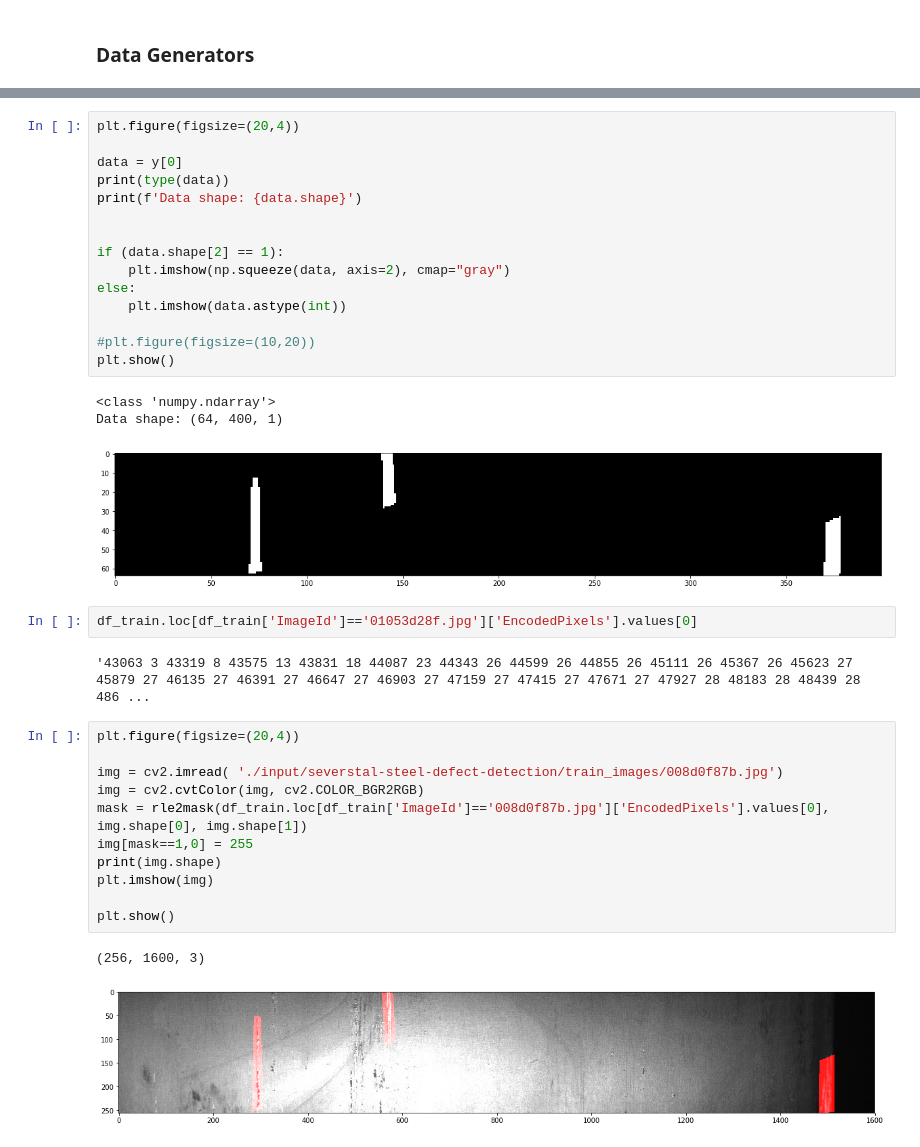
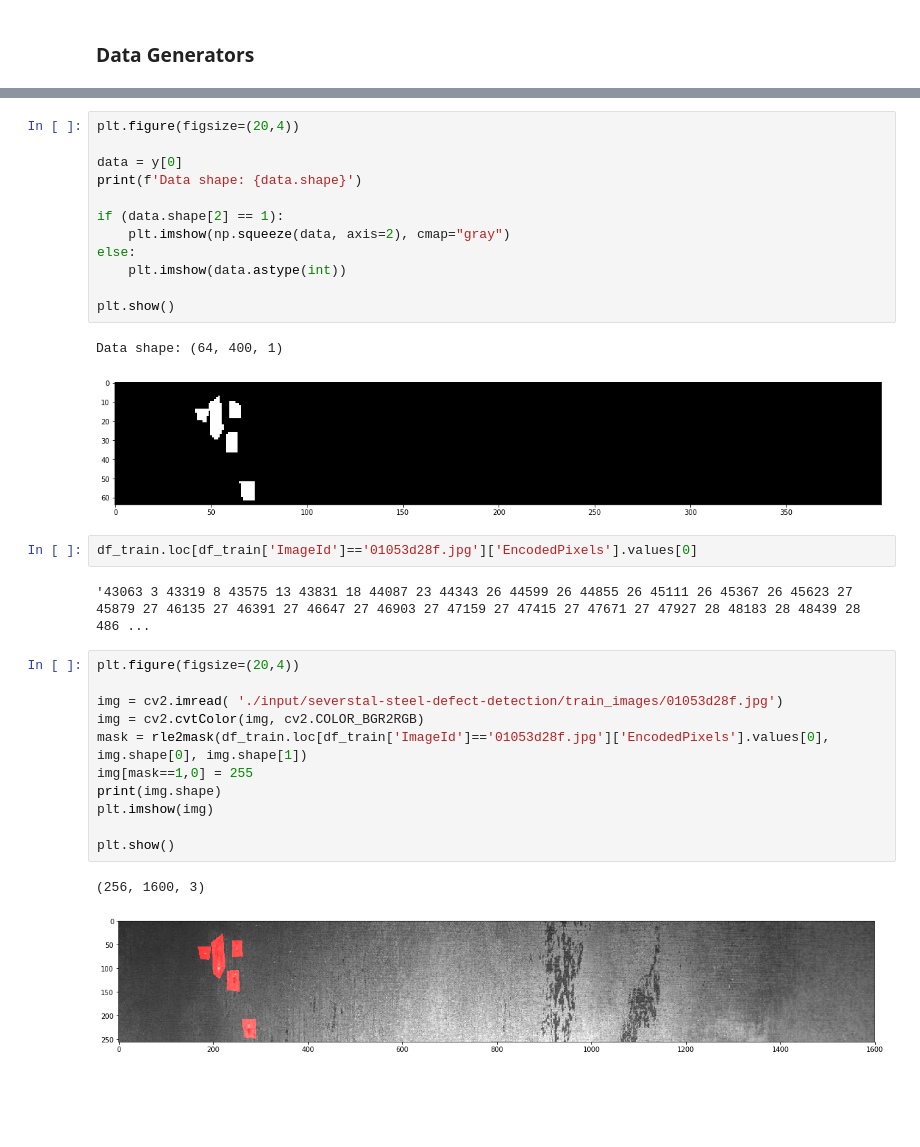
Before and after one commit to johngreibelarsen/severstal-steel-defect-detection, a Jupyter notebook: DataGenerators.ipynb, the cells around one changed output, grey strips where cells are left out. Cells and saved outputs as stored; diff of their text form; blank space fills up the shorter version.

```diff
--- a/DataGenerators.ipynb
+++ b/DataGenerators.ipynb
@@ -331,21 +203,17 @@ Data shape: (64, 400, 3)
 plt.figure(figsize=(20,4))
 
 data = y[0]
-print(type(data))
 print(f'Data shape: {data.shape}')
-
 
 if (data.shape[2] == 1):
     plt.imshow(np.squeeze(data, axis=2), cmap="gray")
 else:
     plt.imshow(data.astype(int))
 
-#plt.figure(figsize=(10,20))
 plt.show()
 # %% [output]
-<class 'numpy.ndarray'>
 Data shape: (64, 400, 1)
-[figure, old version]
+[figure, new version]
 # %%
 df_train.loc[df_train['ImageId']=='01053d28f.jpg']['EncodedPixels'].values[0]
 # %% [output]
@@ -353,14 +221,14 @@ df_train.loc[df_train['ImageId']=='01053d28f.jpg']['EncodedPixels'].values[0]
 # %%
 plt.figure(figsize=(20,4))
 
-img = cv2.imread( './input/severstal-steel-defect-detection/train_images/008d0f87b.jpg')
+img = cv2.imread( './input/severstal-steel-defect-detection/train_images/01053d28f.jpg')
 img = cv2.cvtColor(img, cv2.COLOR_BGR2RGB)
-mask = rle2mask(df_train.loc[df_train['ImageId']=='008d0f87b.jpg']['EncodedPixels'].values[0], img.shape[0], img.shape[1])
+mask = rle2mask(df_train.loc[df_train['ImageId']=='01053d28f.jpg']['EncodedPixels'].values[0], img.shape[0], img.shape[1])
 img[mask==1,0] = 255
 print(img.shape)
 plt.imshow(img)
 
 plt.show()
 # %% [output]
 (256, 1600, 3)
-[figure, old version]
+[figure, new version]
```
Also changed, not shown: parts of 6 cells of this notebook.
